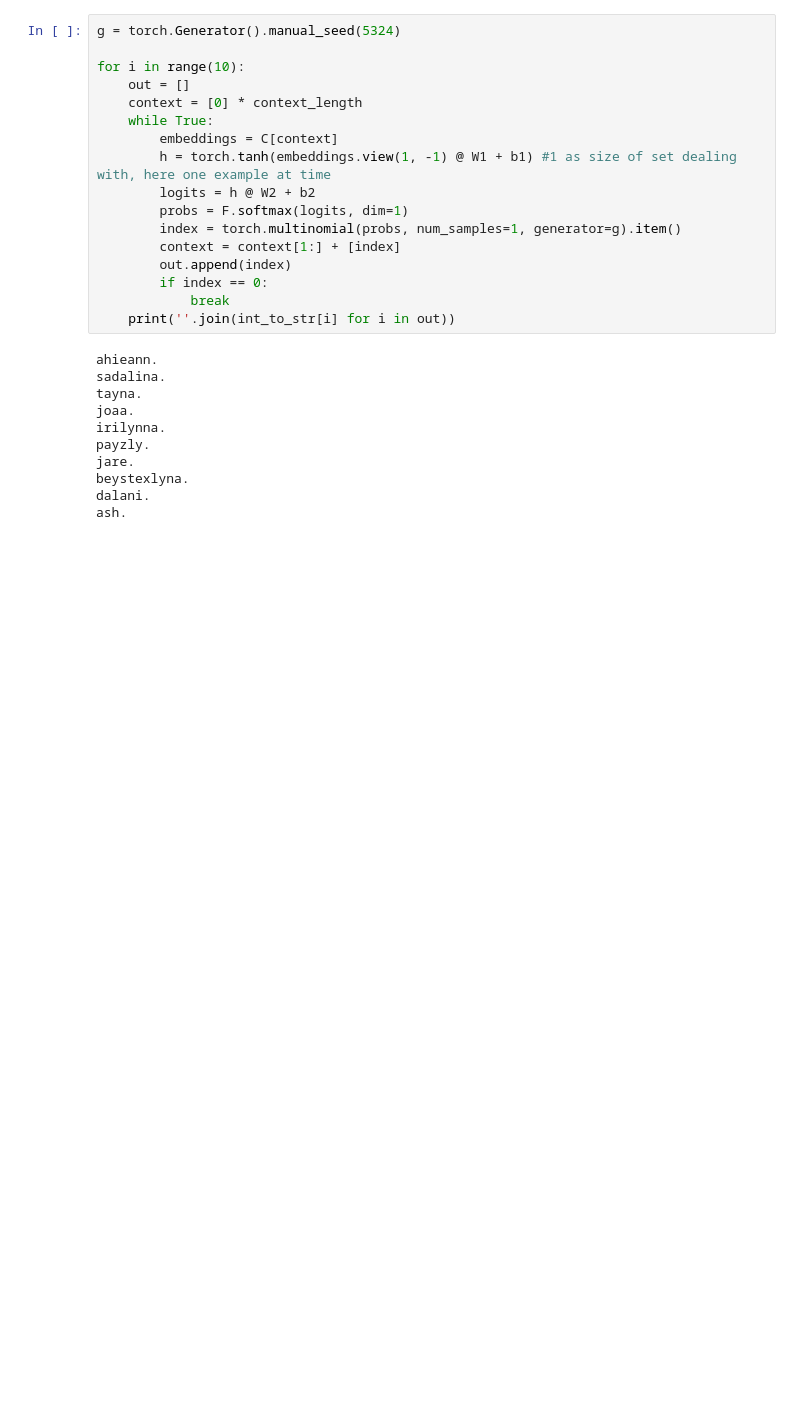
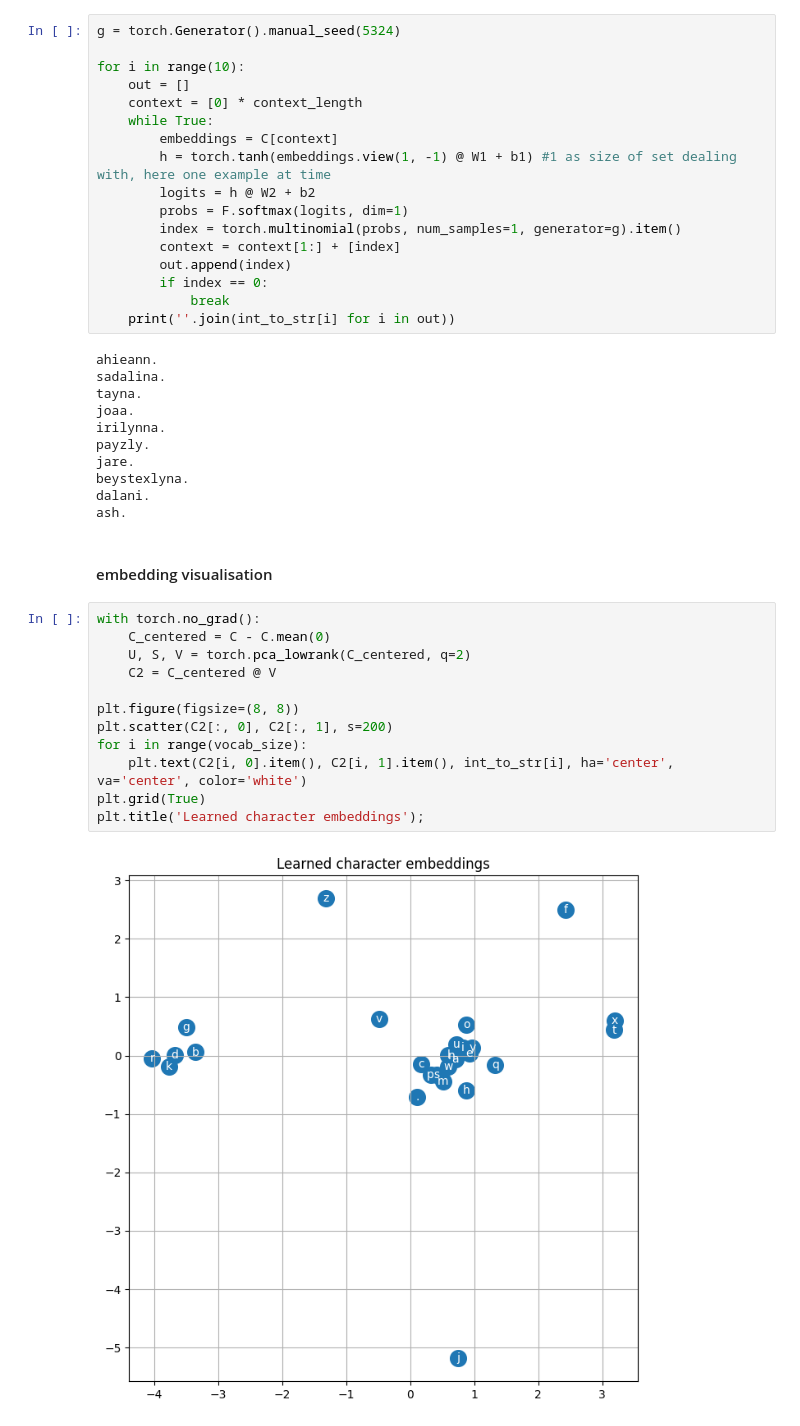
Before and after one commit to millanbhardwaj3-svg/Neural-Networks-From-First-Principles, a Jupyter notebook: 03-mlp-language-model/MLP.ipynb, the cells around one changed output. Drawn from its saved outputs; the diff is of its cells as text; blank space fills up the shorter version.

Commit message:
Add embedding plot to MLP notebook

```diff
--- a/03-mlp-language-model/MLP.ipynb
+++ b/03-mlp-language-model/MLP.ipynb
@@ -161,3 +161,19 @@ jare.
 beystexlyna.
 dalani.
 ash.
+# %% [markdown]
+#### embedding visualisation
+# %%
+with torch.no_grad():
+    C_centered = C - C.mean(0)
+    U, S, V = torch.pca_lowrank(C_centered, q=2)
+    C2 = C_centered @ V
+
+plt.figure(figsize=(8, 8))
+plt.scatter(C2[:, 0], C2[:, 1], s=200)
+for i in range(vocab_size):
+    plt.text(C2[i, 0].item(), C2[i, 1].item(), int_to_str[i], ha='center', va='center', color='white')
+plt.grid(True)
+plt.title('Learned character embeddings');
+# %% [output]
+[figure, added]
```
